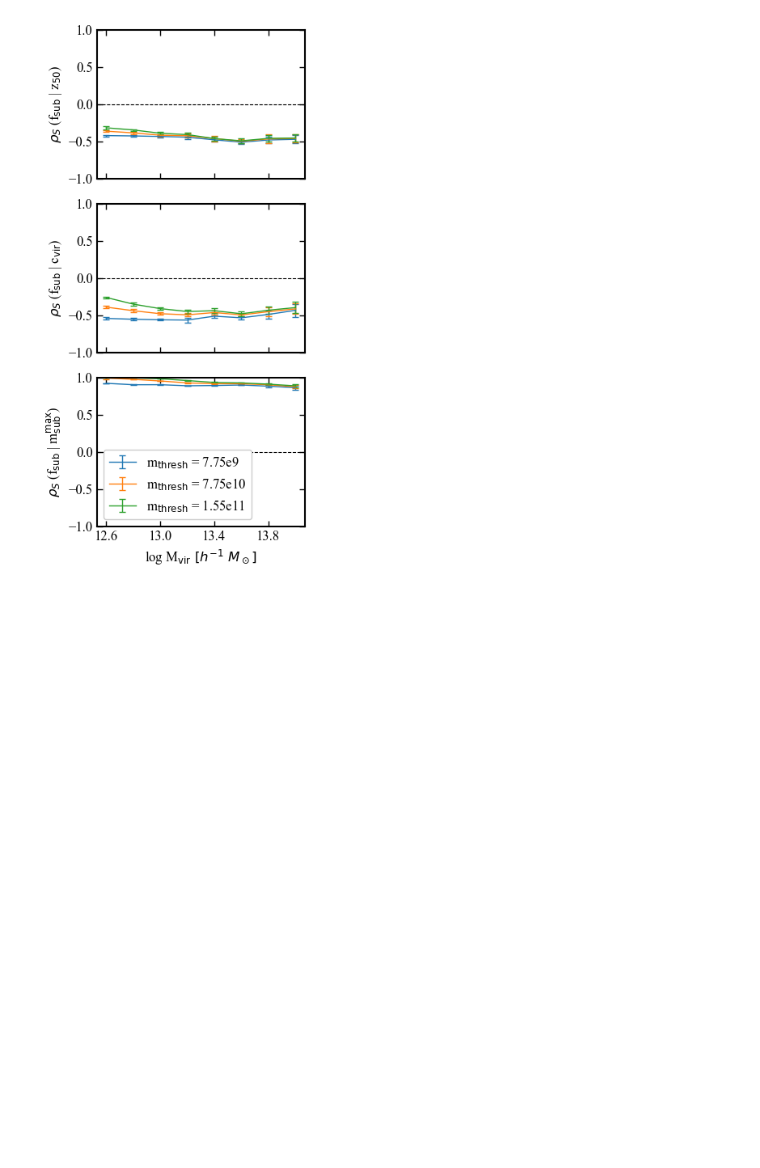
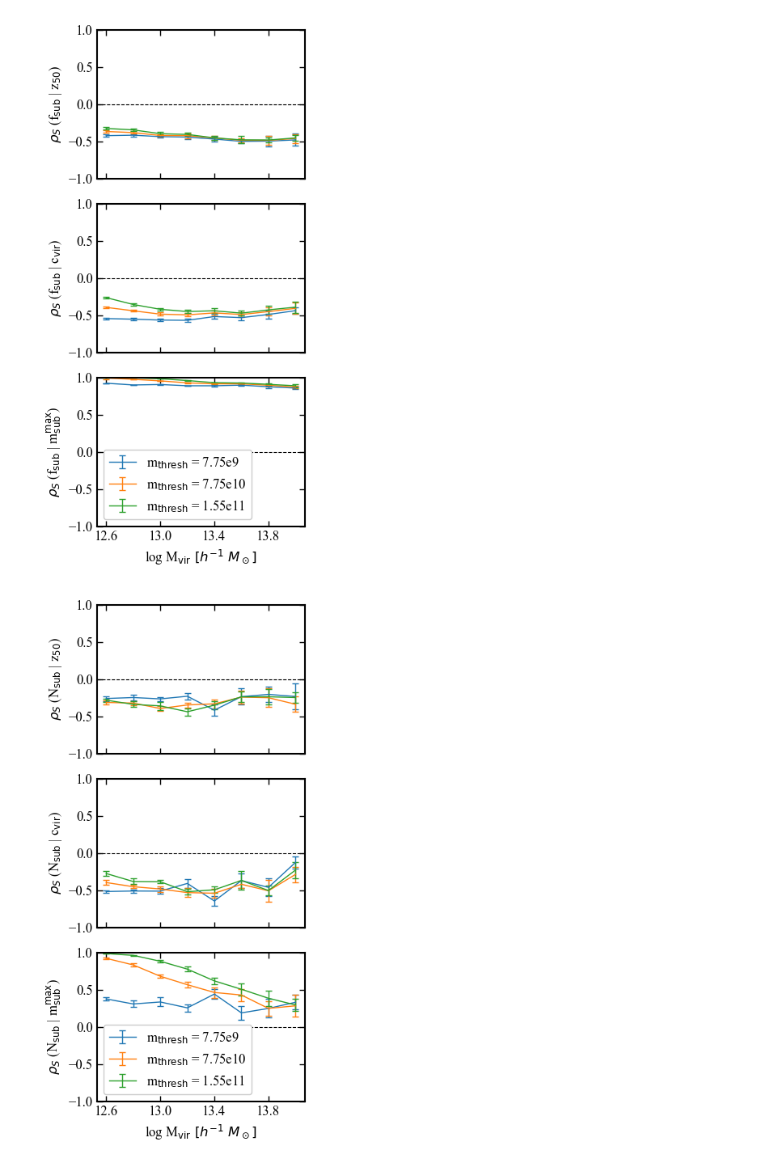
Before and after one commit to jsmonzon/MassSpec, a Jupyter notebook: notebooks/correlations/mthresh.ipynb, the cells around one changed output. Cells and saved outputs as stored; diff of their text form; code cells hidden in the pictures; blank space fills up the shorter version.

```diff
--- a/notebooks/correlations/mthresh.ipynb
+++ b/notebooks/correlations/mthresh.ipynb
@@ -47,9 +42,9 @@ levelz = [1-0.99, 1-0.95, 1-0.68]
 # test = jsm_ancillary.load_massspec_z0("../../data/vdb/1000_particles/", "artificial")
 # test.to_csv("../../data/vdb/1000_particles/summary_tabs/artificial_all.csv")
 # %%
-art_1000 = pd.read_csv("../../data/vdb/1000_particles/summary_tabs/artificial_all.csv")
-art_500 = pd.read_csv("../../data/vdb/500_particles/summary_tabs/artificial_all.csv")
-art_50 = pd.read_csv("../../data/vdb/50_particles/summary_tabs/artificial_all.csv")
+art_1000 = pd.read_csv("../../data/vdb/N1000/summary_tabs/artificial_all.csv")
+art_500 = pd.read_csv("../../data/vdb/N500/summary_tabs/artificial_all.csv")
+art_50 = pd.read_csv("../../data/vdb/N50/summary_tabs/artificial_all.csv")
 # %%
 norm1000 = jsm_simload.NormalizeData(art_1000, dataset_title="500")
 norm500 = jsm_simload.NormalizeData(art_500, dataset_title="500")
@@ -115,7 +110,7 @@ plt.show()
 # %%
-bol1000 = pd.read_csv("../../data/sims/BolshoiP_1000.csv")
-bol500 = pd.read_csv("../../data/sims/BolshoiP_500.csv")
-bol50 = pd.read_csv("../../data/sims/BolshoiP_50.csv")
+bol1000 = pd.read_csv("../../../misc/multidark/bolshoiP/BolshoiP_isolated_1000.csv")
+bol500 = pd.read_csv("../../../misc/multidark/bolshoiP/BolshoiP_isolated_500.csv")
+bol50 = pd.read_csv("../../../misc/multidark/bolshoiP/BolshoiP_isolated_50.csv")
 # %%
 norm1000 = jsm_simload.NormalizeData(bol1000, dataset_title="500")
 norm500 = jsm_simload.NormalizeData(bol500, dataset_title="500")
@@ -177,4 +172,41 @@ plt.tight_layout()
 # plt.savefig("../../figures/rho_suborder_fsub.pdf", bbox_inches="tight")
 plt.show()
 # %% [output]
-[figure, old version]
+[figure, new version]
+# %%
+bol1000 = pd.read_csv("../../../misc/multidark/vsmdpl/vsmdpl_isolated_1000.csv")
+bol500 = pd.read_csv("../../../misc/multidark/vsmdpl/vsmdpl_isolated_500.csv")
+bol50 = pd.read_csv("../../../misc/multidark/vsmdpl/vsmdpl_isolated_50.csv")
+# %%
+norm1000 = jsm_simload.NormalizeData(bol1000, dataset_title="500")
+norm500 = jsm_simload.NormalizeData(bol500, dataset_title="500")
+norm50 = jsm_simload.NormalizeData(bol50, dataset_title="50")
+# %%
+fig, axes = plt.subplots(3, 1, figsize=(single_textwidth, double_textwidth), sharex=True, sharey=True)
+
+datasets = [norm50, norm500, norm1000]
+colors = ["C0", "C1", "C2", "C3"]
+labelz = ["m$_{\\rm thresh}$ = 7.75e9", "m$_{\\rm thresh}$ = 7.75e10", "m$_{\\rm thresh}$ = 1.55e11"]
+
+for j, dataset in enumerate(datasets):
+    for i in range(3):
+        axes[i].errorbar(
+            dataset.logMvir_bincenters, dataset.rho_mat[i], yerr=dataset.rho_err_mat[i], color=colors[j], capsize=3, lw=1, label=labelz[j])
+
+axes[0].set_ylim(-1, 1)
+axes[0].axhline(0, color="k", lw=0.8, ls="--")
+axes[1].axhline(0, color="k", lw=0.8, ls="--")
+axes[2].axhline(0, color="k", lw=0.8, ls="--")
+axes[2].set_xlabel("log M$_{\\rm vir}\ [h^{-1}\ M_\odot]$")
+
+axes[0].set_ylabel("$\\rho_S$ (N$_{\\rm sub}$ | z$_{50}$)")
+axes[1].set_ylabel("$\\rho_S$ (N$_{\\rm sub}$ | c$_{\\rm vir}$)")
+axes[2].set_ylabel("$\\rho_S$ (N$_{\\rm sub}$ | m$_{\\rm sub}^{\\rm max}$)")
+
+axes[2].set_xticks([12.6, 13.0, 13.4, 13.8])
+axes[2].legend(framealpha=1, loc=3)
+plt.tight_layout()
+# plt.savefig("../../figures/rho_suborder.pdf", bbox_inches="tight")
+plt.show()
+# %% [output]
+[figure, added]
```
Also changed, not shown: parts of 6 cells of this notebook, 18 other files.
